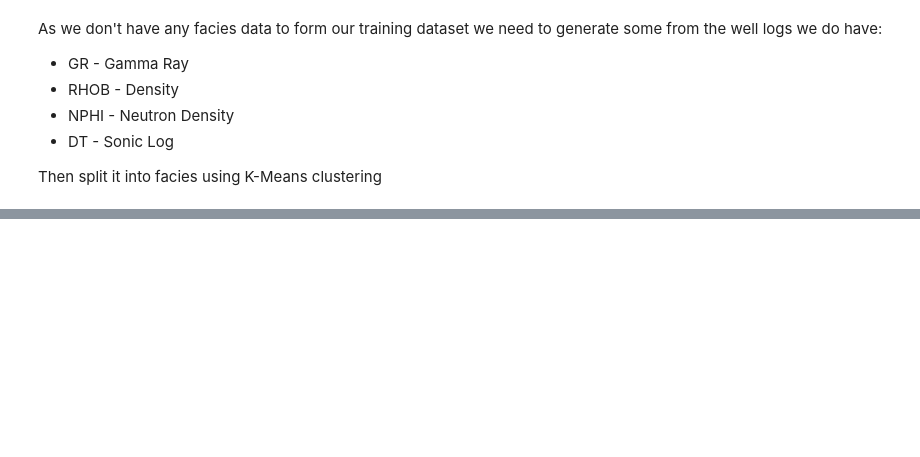
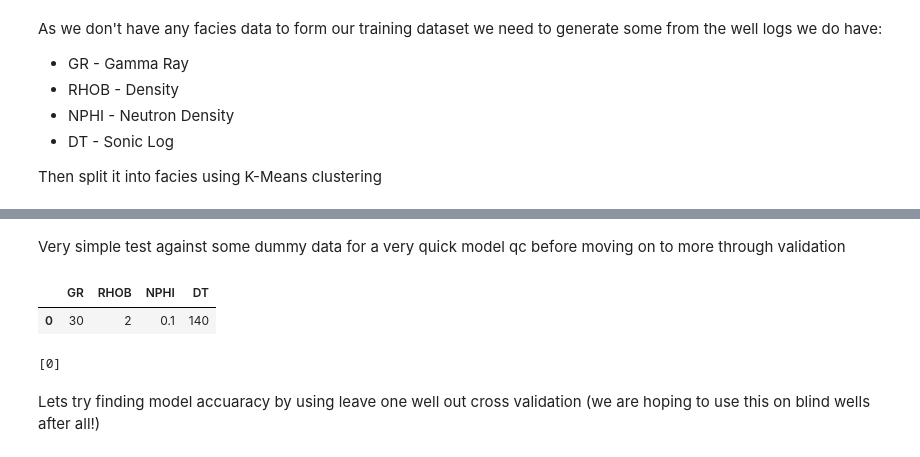
Before and after one commit to connortann/mystic-bit, a Jupyter notebook: notebooks/JBT_1_facies_prediction.ipynb, the cells around one changed output, grey strips where cells are left out. Drawn from its saved outputs; the diff is of its cells as text; code cells hidden in the pictures; blank space fills up the shorter version.

```diff
--- a/notebooks/JBT_1_facies_prediction.ipynb
+++ b/notebooks/JBT_1_facies_prediction.ipynb
@@ -105,0 +143,19 @@ This is the format of your plot grid:
+# %% [markdown]
+Very simple test against some dummy data for a very quick model qc before moving on to more through validation
+# %%
+test = pd.DataFrame()
+test['GR'] = [30]
+test['RHOB'] = [2]
+test['NPHI'] = [0.1]
+test['DT'] = [140]
+test
+# %% [output]
+|  | GR | RHOB | NPHI | DT |
+| 0 | 30 | 2 | 0.1 | 140 |
+# %%
+pre_test = fcs_idnt_mdl.predict(test)
+print(pre_test)
+# %% [output]
+[0]
+# %% [markdown]
+Lets try finding model accuaracy by using leave one well out cross validation (we are hoping to use this on blind wells after all!)
```
Also changed, not shown: parts of 34 cells of this notebook.
